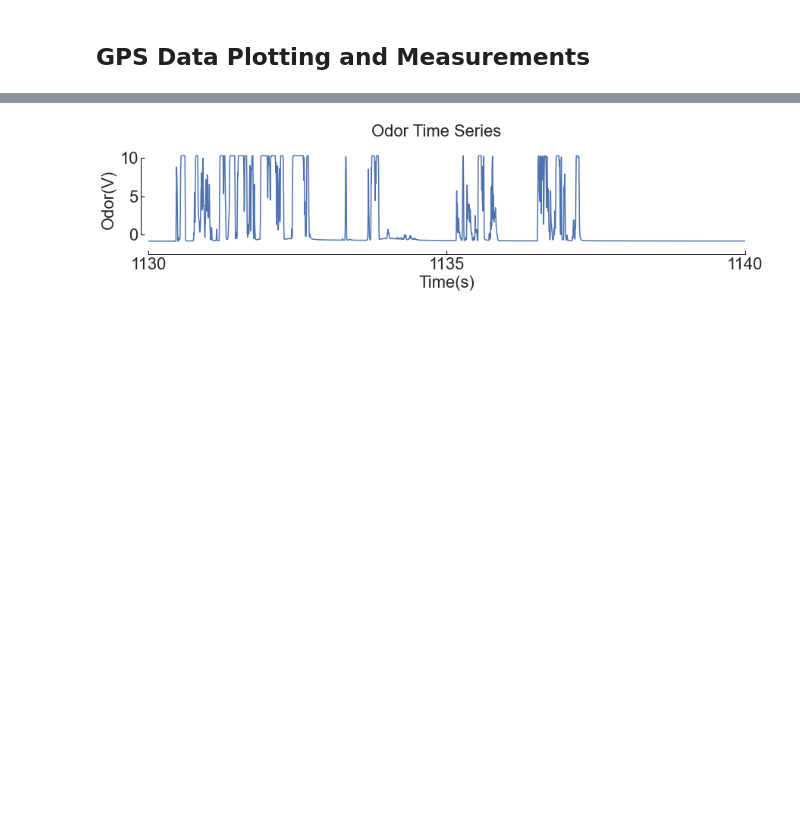
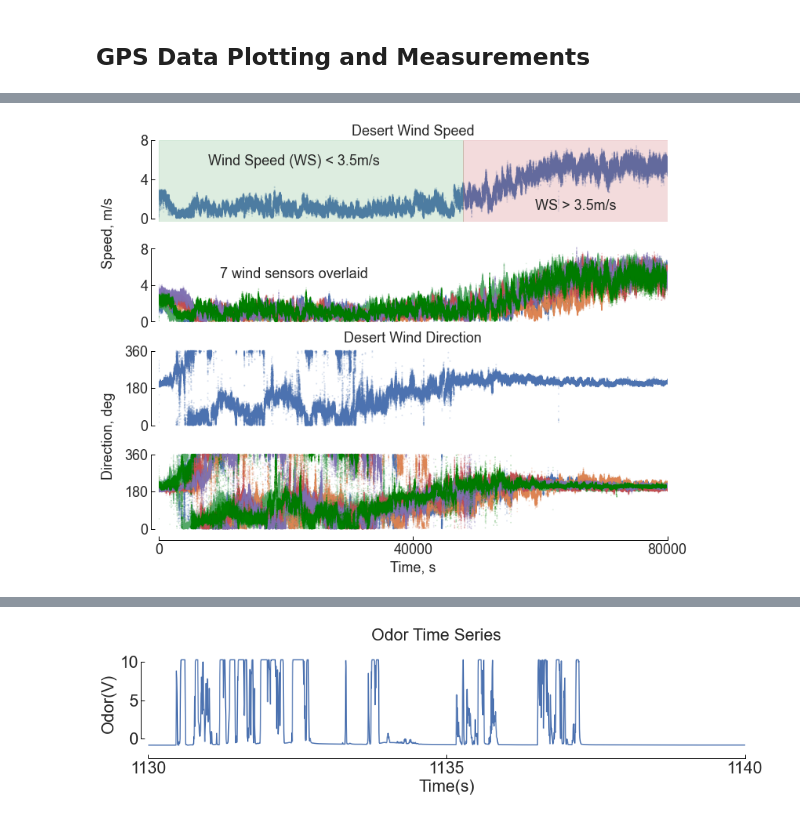
Before and after one commit to arunavanag591/odor_analysis, a Jupyter notebook: data_exploration/gpsAnalysis.ipynb, the cells around one changed output, grey strips where cells are left out. Drawn from its saved outputs; the diff is of its cells as text; code cells hidden in the pictures; blank space fills up the shorter version.

```diff
--- a/data_exploration/gpsAnalysis.ipynb
+++ b/data_exploration/gpsAnalysis.ipynb
@@ -36,0 +117,9 @@ df = pd.read_hdf("~/Documents/Myfiles/DataAnalysis/data/WindData/Forest/windgpsd
+# %%
+df1 = pd.read_hdf("~/Documents/Myfiles/DataAnalysis/data/DesertWind/20201020_172919_windy_b_data.hdf")
+df2 = pd.read_hdf("~/Documents/Myfiles/DataAnalysis/data/DesertWind/20201020_19591_windy_a_data.hdf")
+df3 = pd.read_hdf("~/Documents/Myfiles/DataAnalysis/data/DesertWind/20201020_172458_windy_d_data.hdf")
+df4 = pd.read_hdf("~/Documents/Myfiles/DataAnalysis/data/DesertWind/20201020_17112_windy_e_data.hdf")
+df5 = pd.read_hdf("~/Documents/Myfiles/DataAnalysis/data/DesertWind/20201020_17327_windy_f_data.hdf")
+df6 = pd.read_hdf("~/Documents/Myfiles/DataAnalysis/data/DesertWind/20201020_171735_windy_g_data.hdf")
+df7 = pd.read_hdf("~/Documents/Myfiles/DataAnalysis/data/DesertWind/20201020_171353_windy_h_data.hdf")
+df8 = pd.read_hdf("~/Documents/Myfiles/DataAnalysis/data/DesertWind/20201020_172648_windy_i_data.hdf")
@@ -37,3 +138,85 @@ df = pd.read_hdf("~/Documents/Myfiles/DataAnalysis/data/WindData/Forest/windgpsd
+# %%
+f, (ax1,ax2,ax3,ax4)=plt.subplots(4,1, figsize=(10,8))
+ax1.axvspan(0, 47839,  alpha=0.2, color='g')
+ax1.axvspan(47839,80201,  alpha=0.2, color='r')
+ax1.scatter(df1.time,df1.S2, label='Station01', edgecolors='none', alpha=0.2,s=4)
+# ax2.scatter(df2.time_epoch,df2.S2, label='Station02', edgecolors='none', alpha=0.2)
+ax2.scatter(df3.time,df3.S2, label='Station05', edgecolors='none', alpha=0.2, s=3)
+ax2.scatter(df4.time,df4.S2, label='Station06', edgecolors='none', alpha=0.2, s=3)
+ax2.scatter(df5.time,df5.S2, label='Station07', edgecolors='none', alpha=0.2, s=3)
+ax2.scatter(df6.time,df6.S2, label='Station08', edgecolors='none', alpha=0.2, s=3)
+ax2.scatter(df7.time,df7.S2, label='Station09', edgecolors='none', alpha=0.2, s=3)
+ax2.scatter(df8.time,df8.S2, c='green', label='Station09', edgecolors='none', alpha=0.2, s=3)
+
+ax3.scatter(df1.time ,df1.D, label='Station01', edgecolors='none', alpha=0.2,s=4)
+# ax2.scatter(df2.time ,df2.D, label='Station02', edgecolors='none', alpha=0.2)
+ax4.scatter(df3.time ,df3.D, label='Station05', edgecolors='none', alpha=0.2,s=3)
+ax4.scatter(df4.time ,df4.D, label='Station06', edgecolors='none', alpha=0.2, s=3)
+ax4.scatter(df5.time ,df5.D, label='Station07', edgecolors='none', alpha=0.2, s=3)
+ax4.scatter(df6.time ,df6.D, label='Station08', edgecolors='none', alpha=0.2,s=3)
+ax4.scatter(df7.time ,df7.D, label='Station09', edgecolors='none', alpha=0.2,s=3)
+ax4.scatter(df8.time ,df8.D, c='green', label='Station09', edgecolors='none', alpha=0.2, s=3)
+
+
+ax1.set_xlim(0,80000)
+ax2.set_xlim(0,80000)
+ax3.set_xlim(0,80000)
+ax4.set_xlim(0,80000)
+ax1.grid(False)
+ax2.grid(False)
+ax3.grid(False)
+ax4.grid(False)
+
+
+mpl_functions.adjust_spines(ax1,['left'],
+                            spine_locations={},
+                            smart_bounds=True,
+#                             xticks=[0,2000,4000,6000,8000,10000,12000],
+                            yticks=[0,4,8],
+                            linewidth=1)
+
+mpl_functions.adjust_spines(ax2,['left'],
+                            spine_locations={},
+                            smart_bounds=True,
+                            xticks=[0,40000,80000],
+                            yticks=[0,4,8],
+                            linewidth=1)
+
+
+mpl_functions.adjust_spines(ax3,['left'],
+                            spine_locations={},
+                            smart_bounds=True,
+#                             xticks=[0,2000,4000,6000,8000,10000,12000],
+                            xticks=[0,95000],
+                            yticks=[0,180,360],
+                            linewidth=1)
+
+mpl_functions.adjust_spines(ax4,['left','bottom'],
+                            spine_locations={},
+                            smart_bounds=True,
+                            xticks=[0,40000,80000],
+                            yticks=[0,180,360],
+                            linewidth=1)
+ax1.set_title('Desert Wind Speed')
+ax3.set_title('Desert Wind Direction')
+# ax1.set_ylabel('Direction, Deg')
+# ax2.set_ylabel('Direction, Deg')
+ax4.set_xlabel('Time, s')
+f.text(-0.04, 0.75, 'Speed, m/s', va='center', rotation='vertical')
+f.text(-0.04, 0.3, 'Direction, deg', va='center', rotation='vertical')
+f.text(0.3, .9, 'Wind Speed (WS) < 3.5m/s', ha='center', rotation='horizontal')
+f.text(0.8, .8, 'WS > 3.5m/s', ha='center', rotation='horizontal')
+
+f.text(0.3,0.65, '7 wind sensors overlaid', ha='center', rotation='horizontal')
+
+# f.suptitle("Desert Wind Direction")
+f.tight_layout(pad=1)
+figurefirst.mpl_functions.set_fontsize(f, 18)
+# ax1.legend()
+# ax2.legend(loc='upper right',fancybox=True, shadow=False, framealpha=0.6)
+f.savefig('../../Figure/DesertWind.jpeg', dpi=300, bbox_inches = "tight")
+# %% [output]
+[figure, added]
 # %%
 df['master_time']=df.time
 # %%
```
Also changed, not shown: parts of 21 cells of this notebook, 9 other files.
